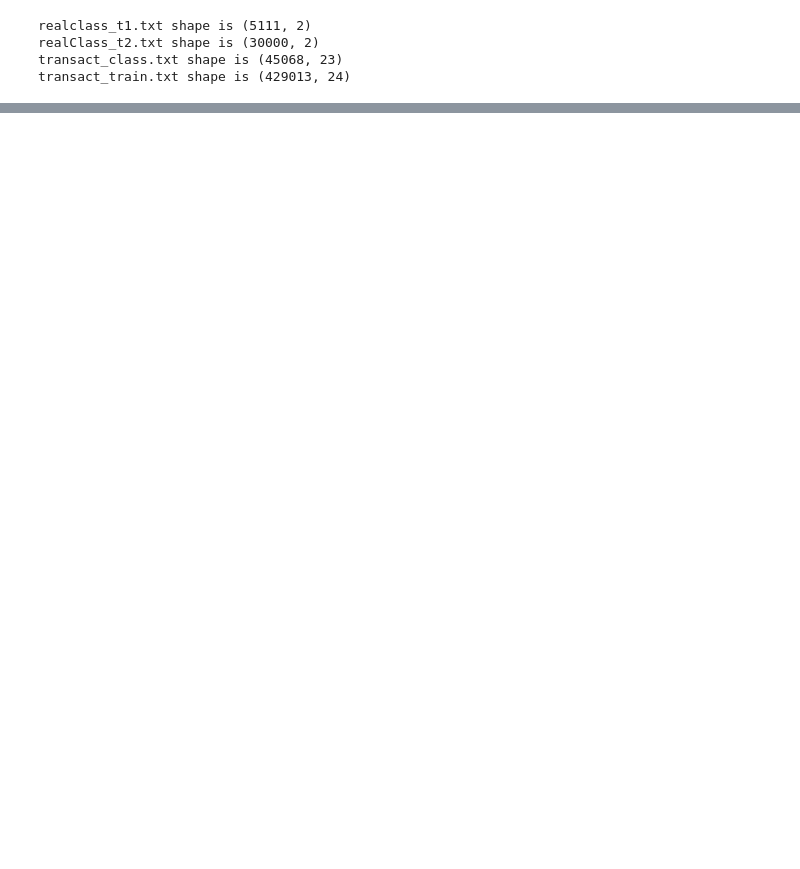
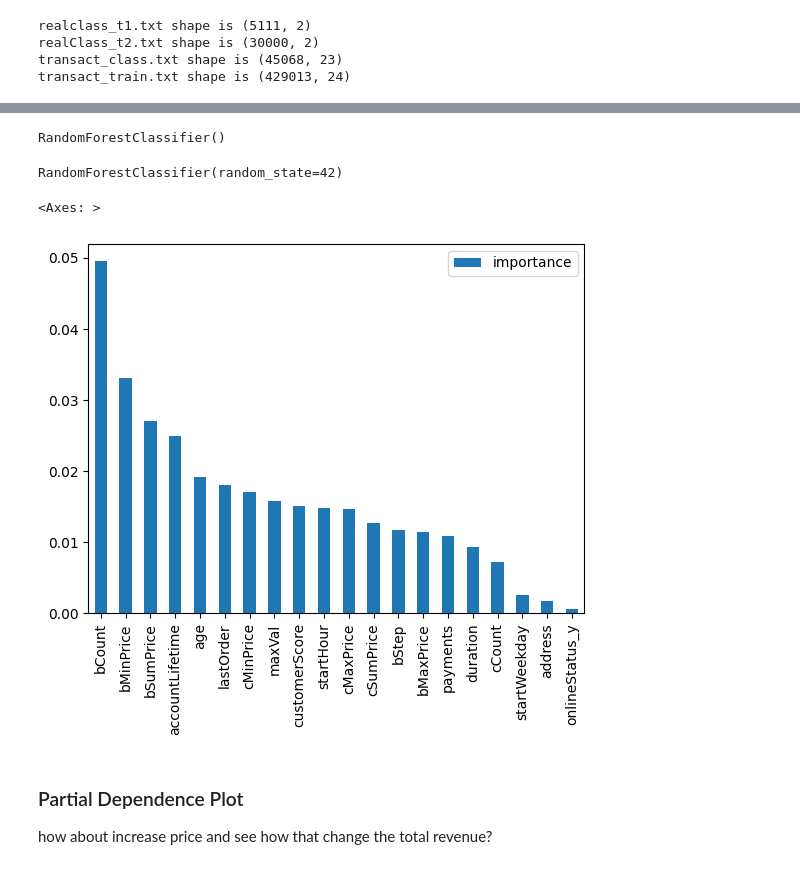
Before and after one commit to ShawnLiu119/Online-Order-Prediction-Pricing-Discrimination, a Jupyter notebook: online_order_prediction_pricing.ipynb, the cells around one changed output, grey strips where cells are left out. Drawn from its saved outputs; the diff is of its cells as text; code cells hidden in the pictures; blank space fills up the shorter version.

```diff
--- a/online_order_prediction_pricing.ipynb
+++ b/online_order_prediction_pricing.ipynb
@@ -116,0 +640,4 @@ transact_train.txt shape is (429013, 24)
+# %%
+ StackingClassifier_.final_estimator_
+# %% [output]
+RandomForestClassifier()
@@ -116,0 +671,38 @@ transact_train.txt shape is (429013, 24)
+# %%
+# Use the random grid to search for best hyperparameters
+# First create the base model to tune
+# rf = RandomForestRegressor()
+# Random search of parameters, using 3 fold cross validation,
+# search across 100 different combinations, and use all available cores
+# rf_random = RandomizedSearchCV(estimator = rf, param_distributions = random_grid, n_iter = 10, cv = 3, verbose=2, random_state=42, n_jobs = -1)
+# Fit the random search model
+rf.fit(X_train, y_train)
+# %% [output]
+RandomForestClassifier(random_state=42)
+# %%
+from sklearn.inspection import permutation_importance
+#Permutation feature importance overcomes limitations of the impurity-based feature importance:
+#they do not have a bias toward high-cardinality features and can be computed on a left-out test set.
+import time
+
+feature_names = [x_dum.columns[i] for i in range(x_dum.shape[1])]
+start_time = time.time()
+result = permutation_importance(
+    rf, X_test, y_test, n_repeats=10, random_state=42, n_jobs=-1
+)
+elapsed_time = time.time() - start_time
+print(f"Elapsed time to compute the importances: {elapsed_time:.3f} seconds")
+# %%
+forest_importances = pd.DataFrame(result.importances_mean, index=feature_names)
+forest_importances.rename(columns={0:'importance'}, inplace=True )
+
+my_cmap = plt.get_cmap("viridis")
+
+#plot grapha
+forest_importances.sort_values(by='importance', ascending=False).plot.bar()
+# %% [output]
+<Axes: >
+[figure, added]
+# %% [markdown]
+### Partial Dependence Plot
+how about increase price and see how that change the total revenue?
```
Also changed, not shown: parts of 52 cells of this notebook.
